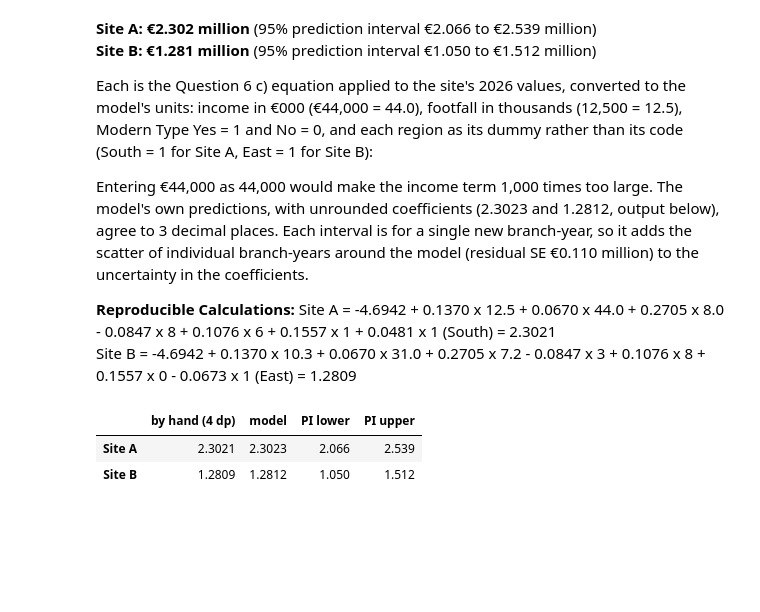
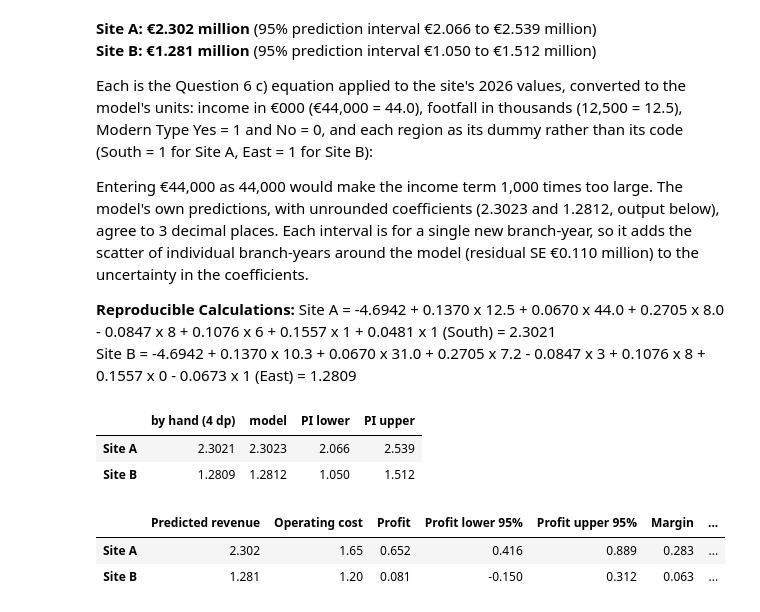
Before and after one commit to Ri-Dearg/data-test, a Jupyter notebook: A00082654_Rory.ipynb, the cells around one changed output. Cells and saved outputs as stored; diff of their text form; code cells hidden in the pictures; blank space fills up the shorter version.

```diff
--- a/A00082654_Rory.ipynb
+++ b/A00082654_Rory.ipynb
@@ -1020,3 +1020,22 @@ pd.DataFrame(
 |  | by hand (4 dp) | model | PI lower | PI upper |
 | Site A | 2.3021 | 2.3023 | 2.066 | 2.539 |
 | Site B | 1.2809 | 1.2812 | 1.050 | 1.512 |
+# %%
+# Estimated 2027 profit = predicted revenue - operating cost, with its 95% interval
+se_new = np.sqrt(pred['mean_se'] ** 2 + final.mse_resid)
+profit = pd.DataFrame(
+    {
+        'Predicted revenue': pred['mean'],
+        'Operating cost': costs,
+        'Profit': pred['mean'] - costs,
+        'Profit lower 95%': pred['obs_ci_lower'] - costs,
+        'Profit upper 95%': pred['obs_ci_upper'] - costs,
+        'Margin': (pred['mean'] - costs) / pred['mean'],
+        'P(profit > 0)': stats.t.sf((costs - pred['mean']) / se_new, final.df_resid),
+    }
+)
+profit.round(3)
+# %% [output]
+|  | Predicted revenue | Operating cost | Profit | Profit lower 95% | Profit upper 95% | Margin | ... |
+| Site A | 2.302 | 1.65 | 0.652 | 0.416 | 0.889 | 0.283 | ... |
+| Site B | 1.281 | 1.20 | 0.081 | -0.150 | 0.312 | 0.063 | ... |
```
Also changed, not shown: parts of 5 cells of this notebook.
